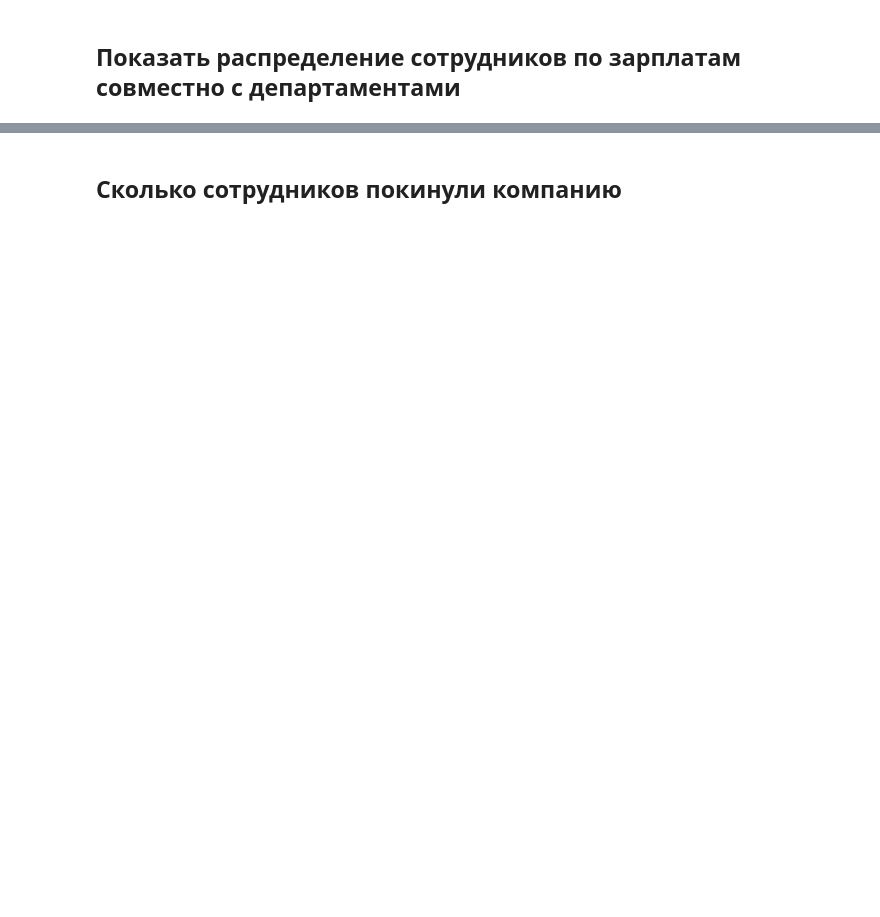
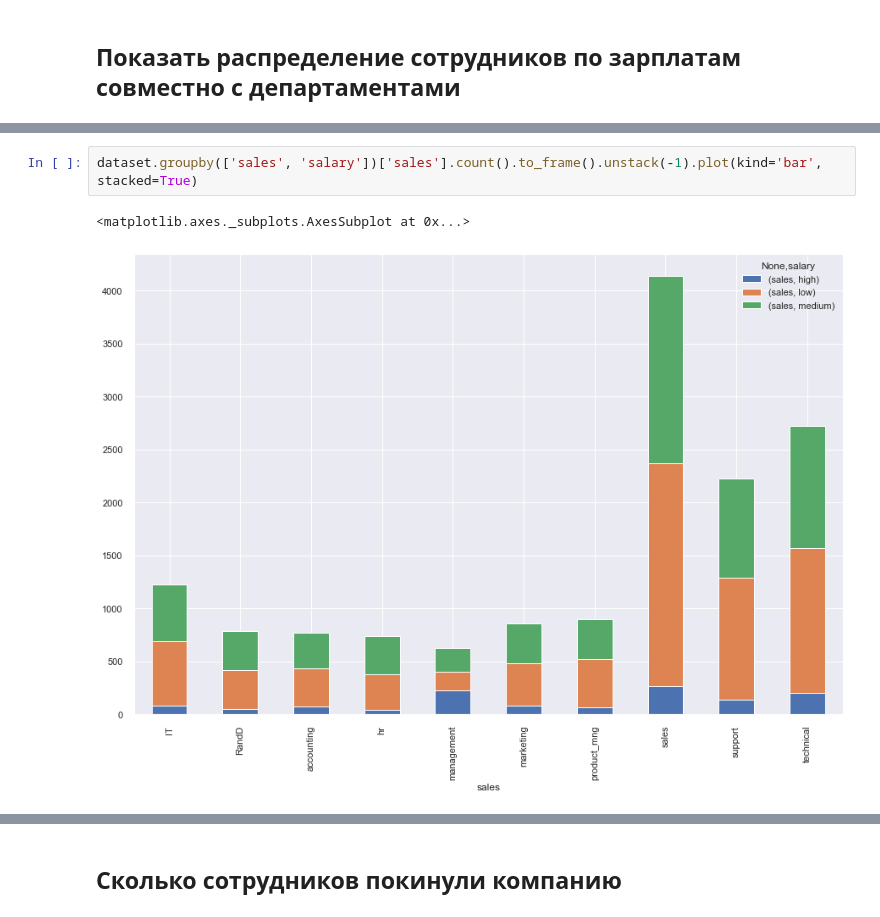
Before and after one commit to philippnicholson/netology_pyda_diploma, a Jupyter notebook: pyda-diploma.ipynb, the cells around one changed output, grey strips where cells are left out. Drawn from its saved outputs; the diff is of its cells as text; blank space fills up the shorter version.

```diff
--- a/pyda-diploma.ipynb
+++ b/pyda-diploma.ipynb
@@ -178,0 +198,5 @@ sns.pairplot(dataset,vars=['number_project', 'last_evaluation', 'average_montly_
+# %%
+dataset.groupby(['sales', 'salary'])['sales'].count().to_frame().unstack(-1).plot(kind='bar', stacked=True)
+# %% [output]
+<matplotlib.axes._subplots.AxesSubplot at 0x...>
+[figure, added]
```
Also changed, not shown: parts of 22 cells of this notebook.
